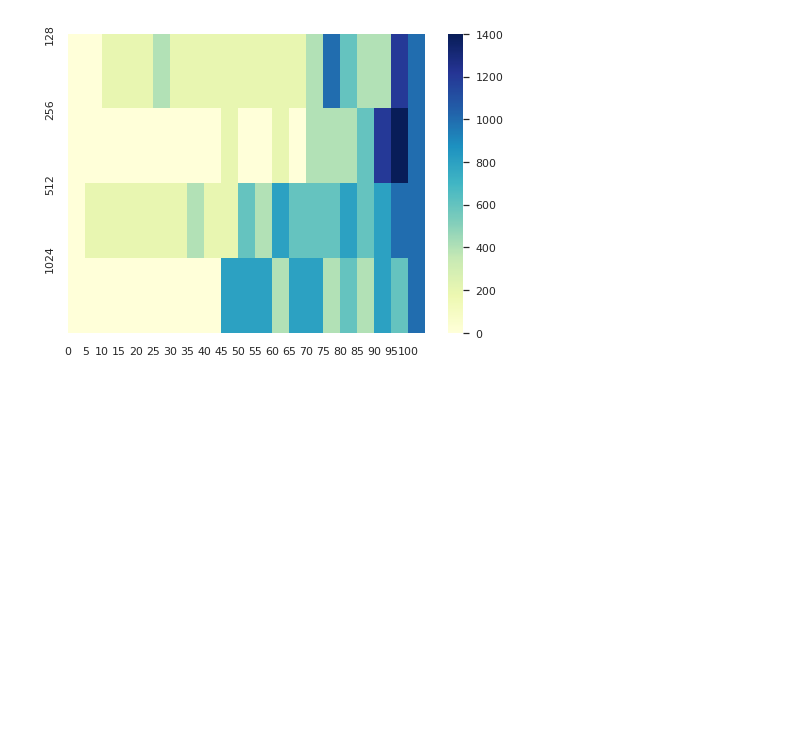
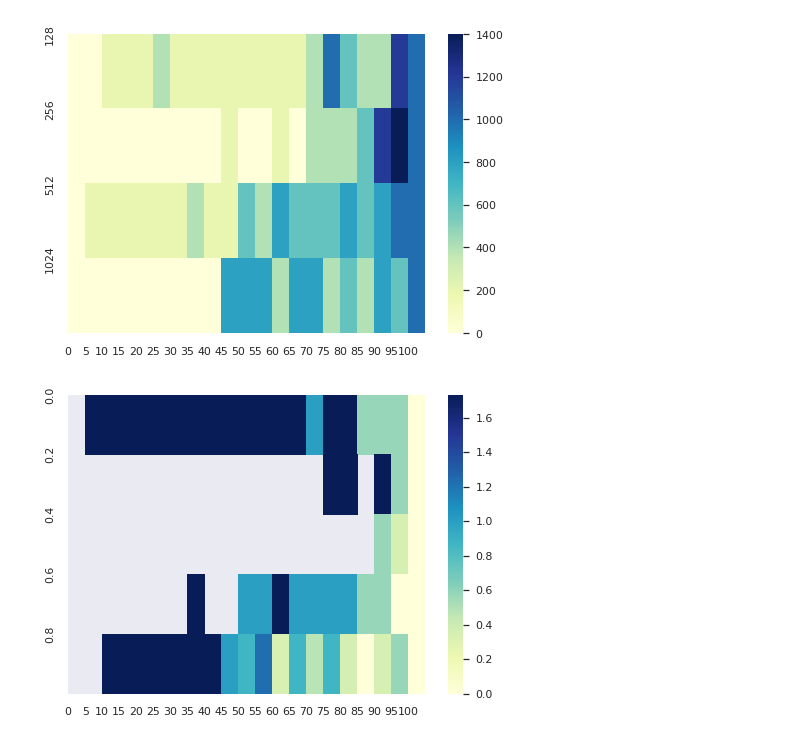
Before and after one commit to mirklys/little-projects, a Jupyter notebook: thesis/data_analysis.ipynb, the cells around one changed output. Saved outputs shown, nothing was run; the diff lists cells and outputs as text; code cells hidden in the pictures; blank space fills up the shorter version.

```diff
--- a/thesis/data_analysis.ipynb
+++ b/thesis/data_analysis.ipynb
@@ -222,3 +222,29 @@ plt.xticks(list(range(21)), np.arange(0, 105, 5))
 plt.show()
 # %% [output]
 [figure]
+# %%
+def c_variance(data:dict, dropout:bool=False, size:bool=False) -> np.ndarray:
+    assert dropout ^ size
+    recovery = []
+    mean_steps = defaultdict(list)
+
+    for k, v in data.items():
+        s, d = k
+        steps = v[-1]
+        if dropout: mean_steps[d].append(steps)
+        elif size: mean_steps[s].append(steps)
+    for d, steps in mean_steps.items():
+        mean = np.mean(steps, axis=0)
+        std = np.std(steps, axis=0)
+        recovery.append(std/mean)
+    return np.array(recovery)
+
+c_variance_dropout = c_variance(data_f_o, dropout=True)
+
+sns.set_theme()
+ax = sns.heatmap(c_variance_dropout, cmap="YlGnBu")
+plt.yticks([0, 1, 2, 3, 4], [0.0, 0.2, 0.4, 0.6, 0.8])
+plt.xticks(list(range(21)), np.arange(0, 105, 5))
+plt.show()
+# %% [output]
+[figure, added]
```
Also changed, not shown: parts of 1 cell of this notebook.
